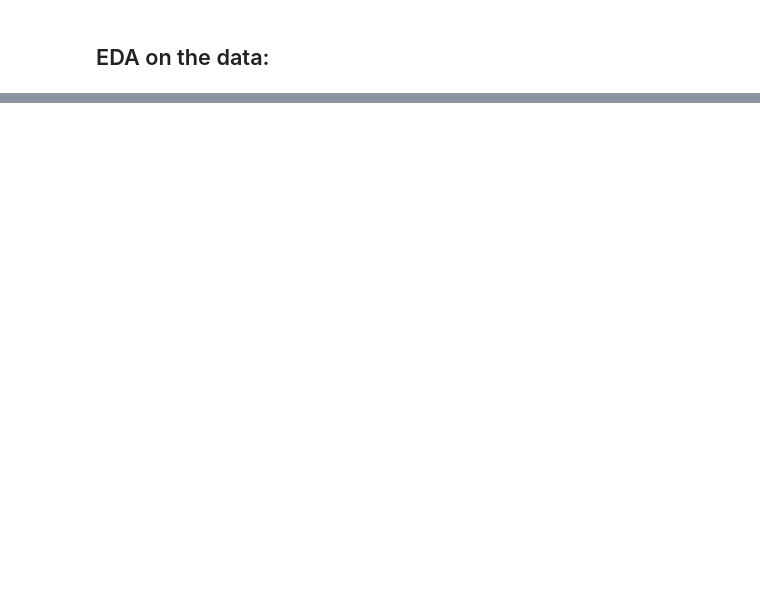
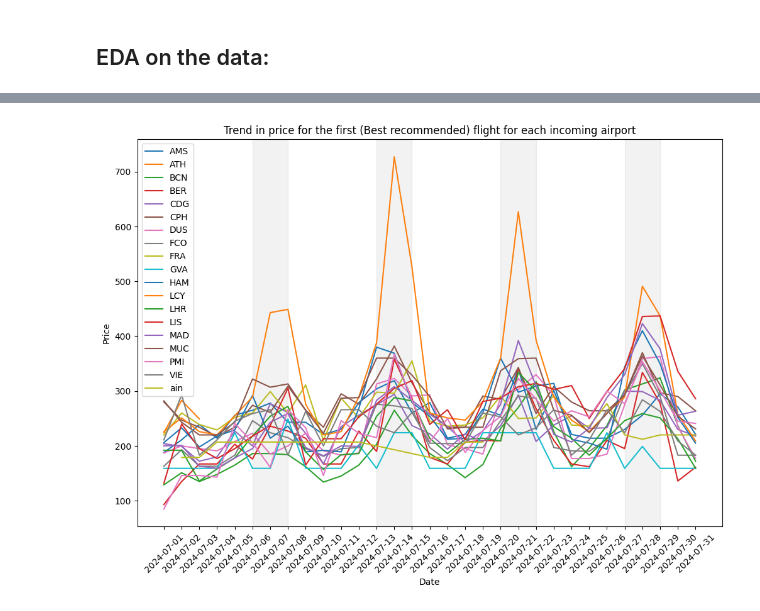
Before and after one commit to r9119/FPT, a Jupyter notebook: Notebooks/Google_Flights.ipynb, the cells around one changed output, grey strips where cells are left out. Saved outputs shown, nothing was run; the diff lists cells and outputs as text; code cells hidden in the pictures; blank space fills up the shorter version.

```diff
--- a/Notebooks/Google_Flights.ipynb
+++ b/Notebooks/Google_Flights.ipynb
@@ -647,7 +647,7 @@ for input_field in inputs:
                         time.sleep(1)
                         actions.send_keys(Keys.RETURN).perform()
                         break
-                time.sleep(1)
+                time.sleep(0.3)
             case 'Where to? ':
                 input_field.send_keys('YUL')
                 # Pick the first suggestion from the dropdown
@@ -657,22 +657,22 @@ for input_field in inputs:
                         time.sleep(1)
                         actions.send_keys(Keys.RETURN).perform()
                         break
-                time.sleep(1)
+                time.sleep(0.4)
             case 'Departure':
                 try:
                     input_field.send_keys(start_date.strftime('%Y-%m-%d'))
-                    time.sleep(1)
+                    time.sleep(0.1)
                     input_field.send_keys(Keys.RETURN)
-                    time.sleep(1)
+                    time.sleep(0.2)
                 except ElementNotInteractableException:
                     pass
             case 'Return':
                 try:
                     return_date = start_date + pd.Timedelta(days=holiday_duration)
                     input_field.send_keys(return_date.strftime('%Y-%m-%d'))
-                    time.sleep(1)
+                    time.sleep(0.1)
                     input_field.send_keys(Keys.RETURN)
-                    time.sleep(1)
+                    time.sleep(0.3)
                 except ElementNotInteractableException:
                     pass
 
@@ -736,7 +736,7 @@ while start_date < end_date:
                         input_field.send_keys(start_date.strftime('%Y-%m-%d'))
                         time.sleep(0.3)
                         input_field.send_keys(Keys.RETURN)
-                        time.sleep(0.5)
+                        time.sleep(0.1)
                     except ElementNotInteractableException:
                         pass
                 case 'Return':
@@ -748,7 +748,7 @@ while start_date < end_date:
                         input_field.send_keys(return_date.strftime('%Y-%m-%d'))
                         time.sleep(0.2)
                         input_field.send_keys(Keys.RETURN)
-                        time.sleep(0.4)
+                        time.sleep(0.1)
                     except ElementNotInteractableException:
                         pass
 
@@ -842,3 +824,37 @@ temp
 | PMI | 428 | 305.511682 | 85 | 520 | 300.0 | 19 |
 | VIE | 331 | 261.746224 | 183 | 625 | 266.0 | 11 |
 | ain | 12 | 197.666667 | 179 | 207 | 207.0 | 1 |
+# %%
+# Plot the trend in price for the first (Best recommended) flight for each incoming airport
+import matplotlib.pyplot as plt
+
+fig, ax = plt.subplots(figsize=(12, 8))
+
+for airport in price_stats.index:
+    data = price_df[price_df['incoming'] == airport]
+    # Go through each date and get the cheapest flight
+    temp_data = []
+    for date in data['departure_date'].unique():
+        # Get the first flight for that date
+        # print(data[data['departure_date'] == date]['price'].iloc[0])
+        temp_data.append(data[data['departure_date'] == date]['price'].iloc[0])
+
+        # temp_data.append(data[data['departure_date'] == date]['price'].min())
+
+    ax.plot(data['departure_date'].unique(), temp_data, label=airport)
+
+# Add background color for the weekends
+dates = pd.date_range('2024-07-01', '2024-08-01', freq='D')
+
+for i in range(len(dates)):
+    if dates[i].weekday() == 6:
+        ax.axvspan(i - 1, i + 1, color='grey', alpha=0.1)
+
+ax.set_title('Trend in price for the first (Best recommended) flight for each incoming airport')
+ax.set_xlabel('Date')
+ax.set_ylabel('Price')
+plt.xticks(rotation=45)
+ax.legend()
+plt.show()
+# %% [output]
+[figure, added]
```
Also changed, not shown: parts of 14 cells of this notebook, 2 other files.
